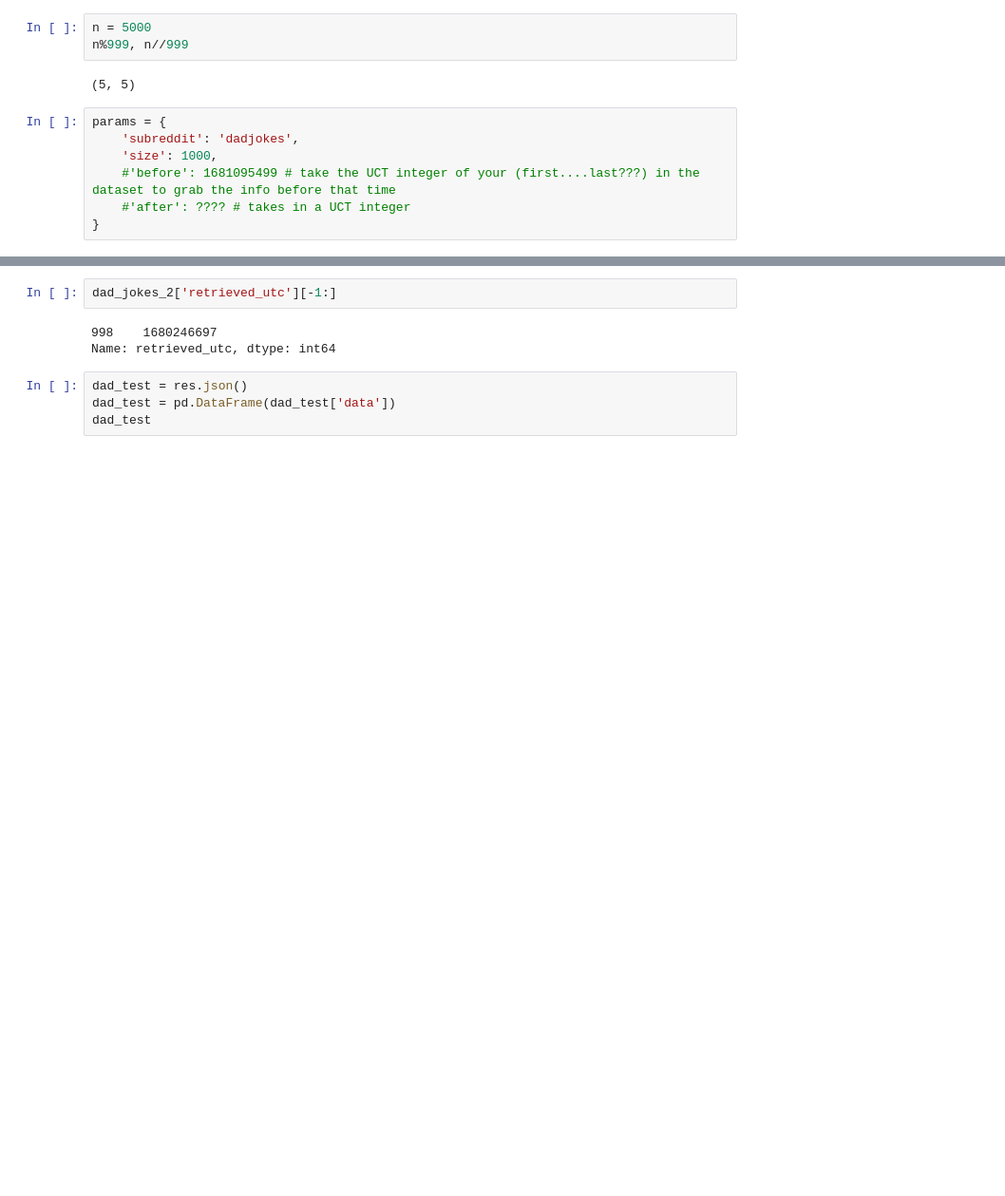
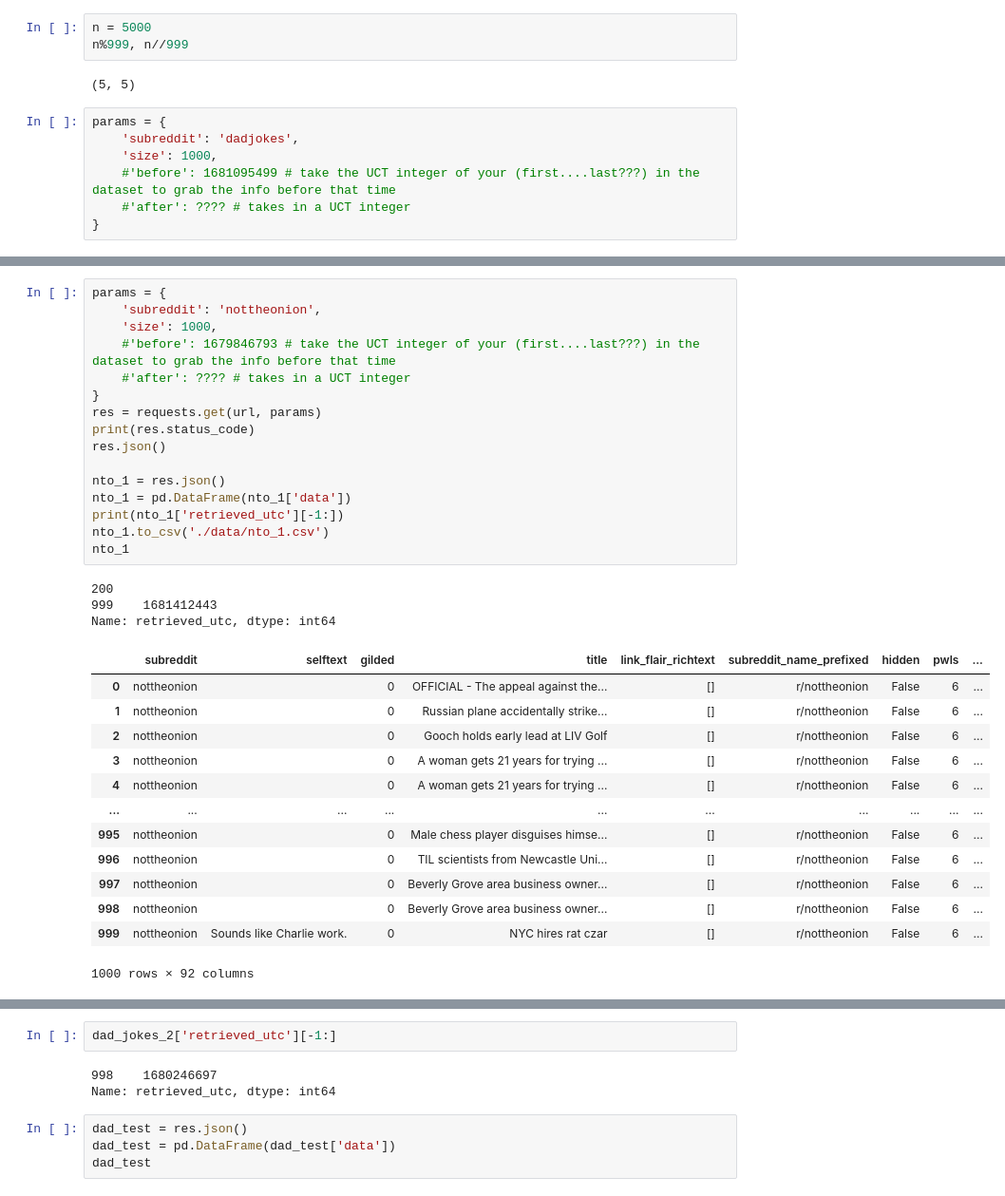
Before and after one commit to drossDS/Humor_Identification_with_NLP, a Jupyter notebook: project-3-ddr.ipynb, the cells around one changed output, grey strips where cells are left out. Shown at 95% size. Drawn from its saved outputs; the diff is of its cells as text; blank space fills up the shorter version.

```diff
--- a/project-3-ddr.ipynb
+++ b/project-3-ddr.ipynb
@@ -110,0 +303,33 @@ JSONDecodeError: Expecting value: line 1 column 1 (char 0)
+# %%
+params = {
+    'subreddit': 'nottheonion',
+    'size': 1000,
+    #'before': 1679846793 # take the UCT integer of your (first....last???) in the dataset to grab the info before that time
+    #'after': ???? # takes in a UCT integer
+}
+res = requests.get(url, params)
+print(res.status_code)
+res.json()
+
+nto_1 = res.json()
+nto_1 = pd.DataFrame(nto_1['data'])
+print(nto_1['retrieved_utc'][-1:])
+nto_1.to_csv('./data/nto_1.csv')
+nto_1
+# %% [output]
+200
+999    1681412443
+Name: retrieved_utc, dtype: int64
+|  | subreddit | selftext | gilded | title | link_flair_richtext | subreddit_name_prefixed | hidden | pwls | ... |
+| 0 | nottheonion |  | 0 | OFFICIAL - The appeal against the... | [] | r/nottheonion | False | 6 | ... |
+| 1 | nottheonion |  | 0 | Russian plane accidentally strike... | [] | r/nottheonion | False | 6 | ... |
+| 2 | nottheonion |  | 0 | Gooch holds early lead at LIV Golf | [] | r/nottheonion | False | 6 | ... |
+| 3 | nottheonion |  | 0 | A woman gets 21 years for trying ... | [] | r/nottheonion | False | 6 | ... |
+| 4 | nottheonion |  | 0 | A woman gets 21 years for trying ... | [] | r/nottheonion | False | 6 | ... |
+| ... | ... | ... | ... | ... | ... | ... | ... | ... | ... |
+| 995 | nottheonion |  | 0 | Male chess player disguises himse... | [] | r/nottheonion | False | 6 | ... |
+| 996 | nottheonion |  | 0 | TIL scientists from Newcastle Uni... | [] | r/nottheonion | False | 6 | ... |
+| 997 | nottheonion |  | 0 | Beverly Grove area business owner... | [] | r/nottheonion | False | 6 | ... |
+| 998 | nottheonion |  | 0 | Beverly Grove area business owner... | [] | r/nottheonion | False | 6 | ... |
+| 999 | nottheonion | Sounds like Charlie work. | 0 | NYC hires rat czar | [] | r/nottheonion | False | 6 | ... |
+1000 rows × 92 columns
```
Also changed, not shown: parts of 41 cells of this notebook, 34 other files.
